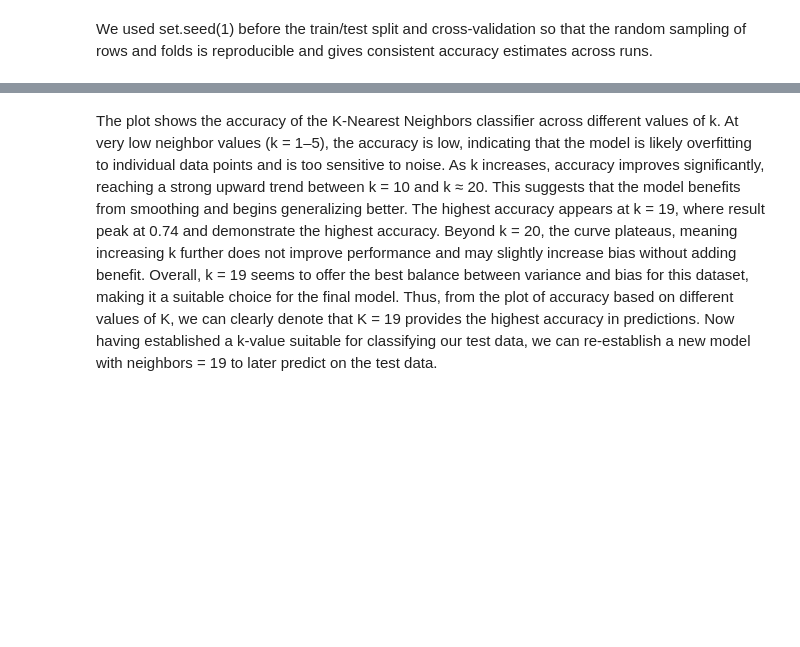
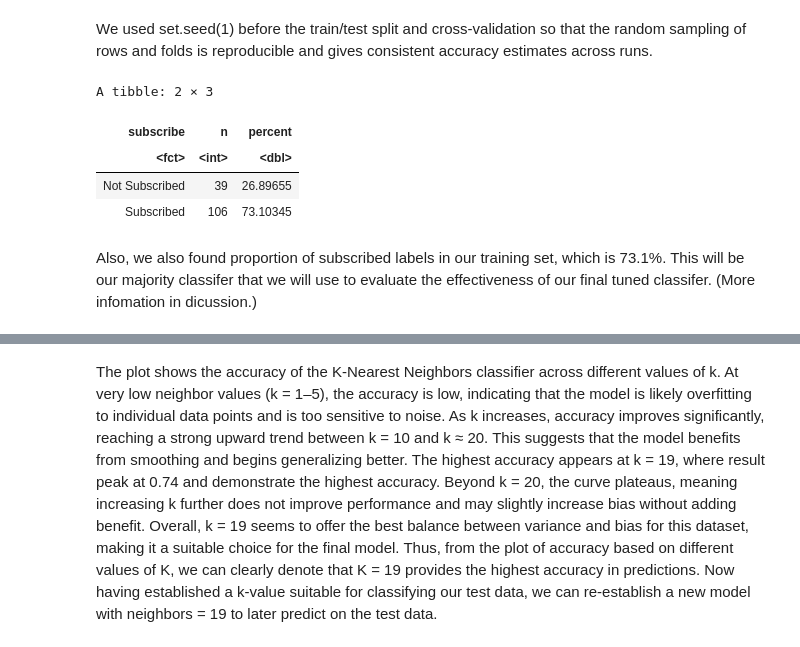
Before and after one commit to ManreetGrewal/group-project-dsci-100-final, a Jupyter notebook: Final Project.ipynb, the cells around one changed output, grey strips where cells are left out. Drawn from its saved outputs; the diff is of its cells as text; code cells hidden in the pictures; blank space fills up the shorter version.

```diff
--- a/Final Project.ipynb
+++ b/Final Project.ipynb
@@ -300,4 +300,19 @@ A tibble: 6 × 7
 | 16 | accuracy | binary | 0.6902135 | 5 | 0.02690613 | Preprocessor1_Model6 |
 # %% [markdown]
 We used set.seed(1) before the train/test split and cross-validation so that the random sampling of rows and folds is reproducible and gives consistent accuracy estimates across runs.
+# %%
+# Find percentage of subscribed and not subscribed labels in training data
+players_train_prop <- players_train |>
+    group_by(subscribe) |>
+    summarize(n = n()) |>
+    mutate(percent = 100*n/nrow(players_train))
+players_train_prop
+# %% [output]
+A tibble: 2 × 3
+| subscribe | n | percent |
+| <fct> | <int> | <dbl> |
+| Not Subscribed | 39 | 26.89655 |
+| Subscribed | 106 | 73.10345 |
+# %% [markdown]
+Also, we also found proportion of subscribed labels in our training set, which is 73.1%. This will be our majority classifer that we will use to evaluate the effectiveness of our final tuned classifer. (More infomation in dicussion.)
 # %%
```
Also changed, not shown: parts of 13 cells of this notebook.
